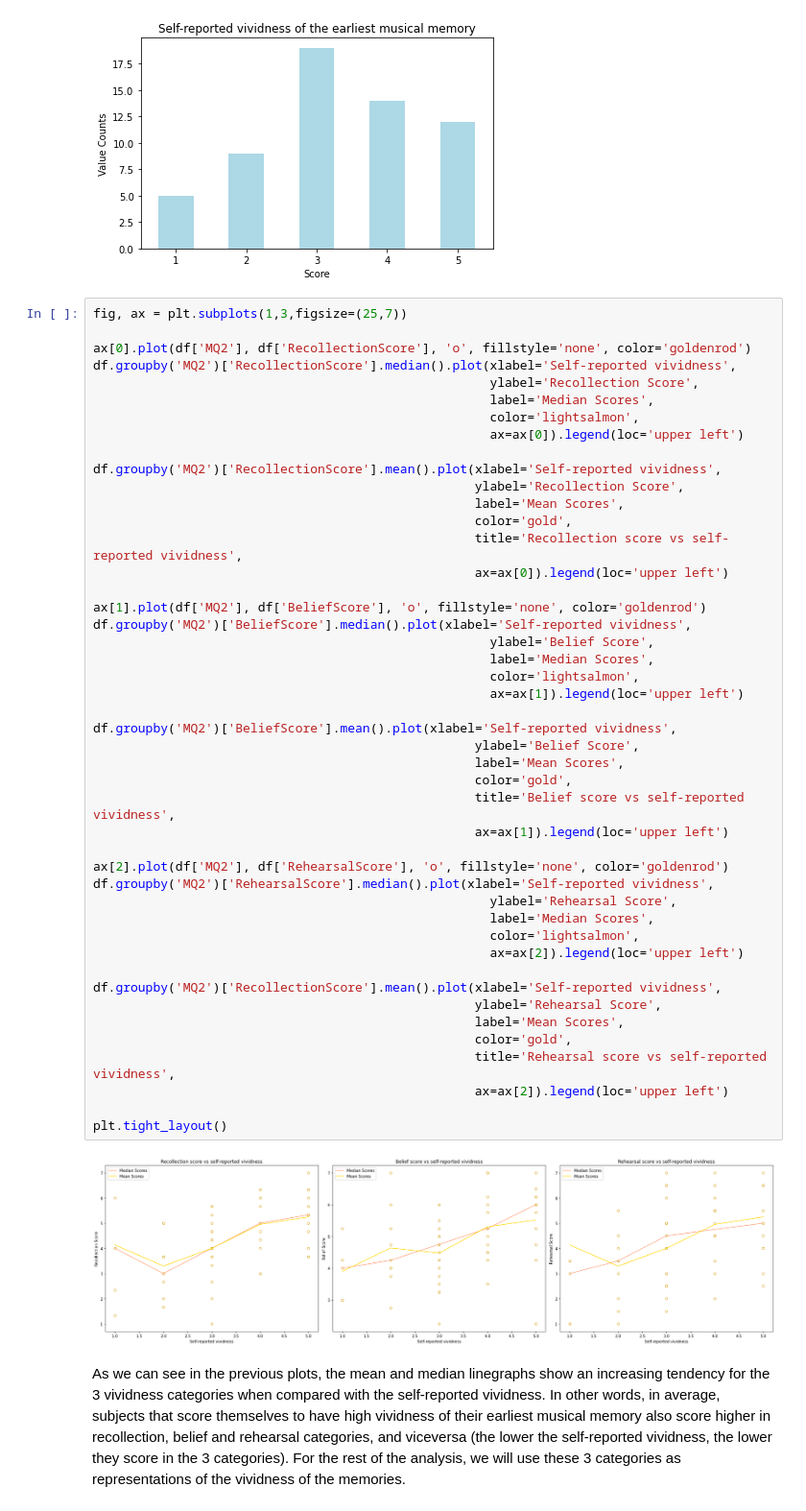
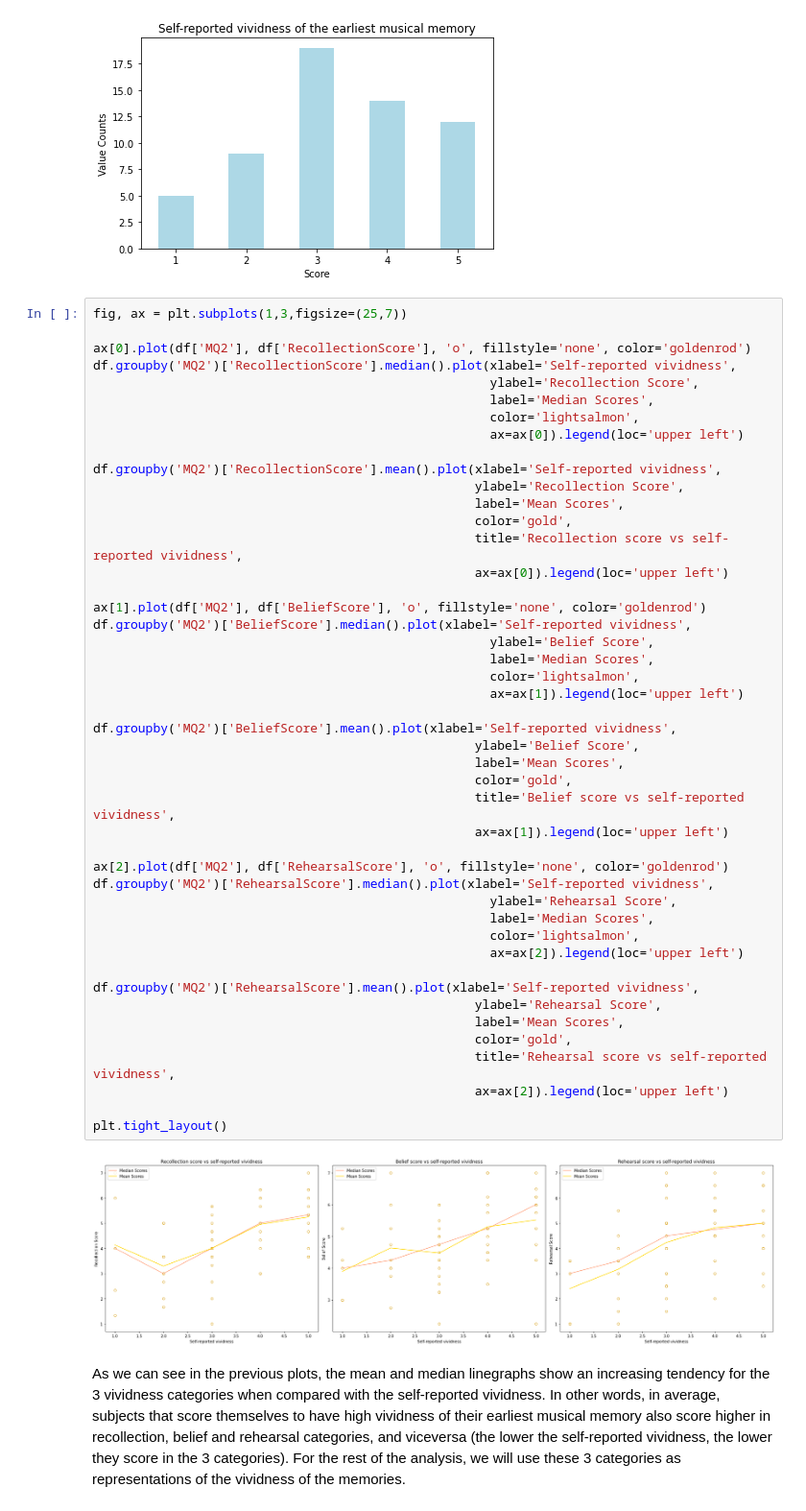
Before and after one commit to lennartnicolas/mpc-presentation, a Jupyter notebook: MPC Study Presentation.ipynb, the cells around one changed output. Shown at 96% size. Cells and saved outputs as stored; diff of their text form.

```diff
--- a/MPC Study Presentation.ipynb
+++ b/MPC Study Presentation.ipynb
@@ -206,35 +206,35 @@ df.groupby('MQ2')['RecollectionScore'].mean().plot(xlabel='Self-reported vividne
 
 ax[1].plot(df['MQ2'], df['BeliefScore'], 'o', fillstyle='none', color='goldenrod')
 df.groupby('MQ2')['BeliefScore'].median().plot(xlabel='Self-reported vividness',
                                                      ylabel='Belief Score',
                                                      label='Median Scores',
                                                      color='lightsalmon',
                                                      ax=ax[1]).legend(loc='upper left')
 
 df.groupby('MQ2')['BeliefScore'].mean().plot(xlabel='Self-reported vividness',
                                                    ylabel='Belief Score',
                                                    label='Mean Scores',
                                                    color='gold',
                                                    title='Belief score vs self-reported vividness',
                                                    ax=ax[1]).legend(loc='upper left')
 
 ax[2].plot(df['MQ2'], df['RehearsalScore'], 'o', fillstyle='none', color='goldenrod')
 df.groupby('MQ2')['RehearsalScore'].median().plot(xlabel='Self-reported vividness',
                                                      ylabel='Rehearsal Score',
                                                      label='Median Scores',
                                                      color='lightsalmon',
                                                      ax=ax[2]).legend(loc='upper left')
 
-df.groupby('MQ2')['RecollectionScore'].mean().plot(xlabel='Self-reported vividness',
+df.groupby('MQ2')['RehearsalScore'].mean().plot(xlabel='Self-reported vividness',
                                                    ylabel='Rehearsal Score',
                                                    label='Mean Scores',
                                                    color='gold',
                                                    title='Rehearsal score vs self-reported vividness',
                                                    ax=ax[2]).legend(loc='upper left')
 
 plt.tight_layout()
 # %% [output]
-[figure, old version]
+[figure, new version]
 # %% [markdown]
 As we can see in the previous plots, the mean and median linegraphs show an increasing tendency for the 3 vividness categories when compared with the self-reported vividness. In other words, in average, subjects that score themselves to have high vividness of their earliest musical memory also score higher in recollection, belief and rehearsal categories, and viceversa (the lower the self-reported vividness, the lower they score in the 3 categories). For the rest of the analysis, we will use these 3 categories as representations of the vividness of the memories.
 # %% [markdown]
```
Also changed, not shown: parts of 7 cells of this notebook, 3 other files.
